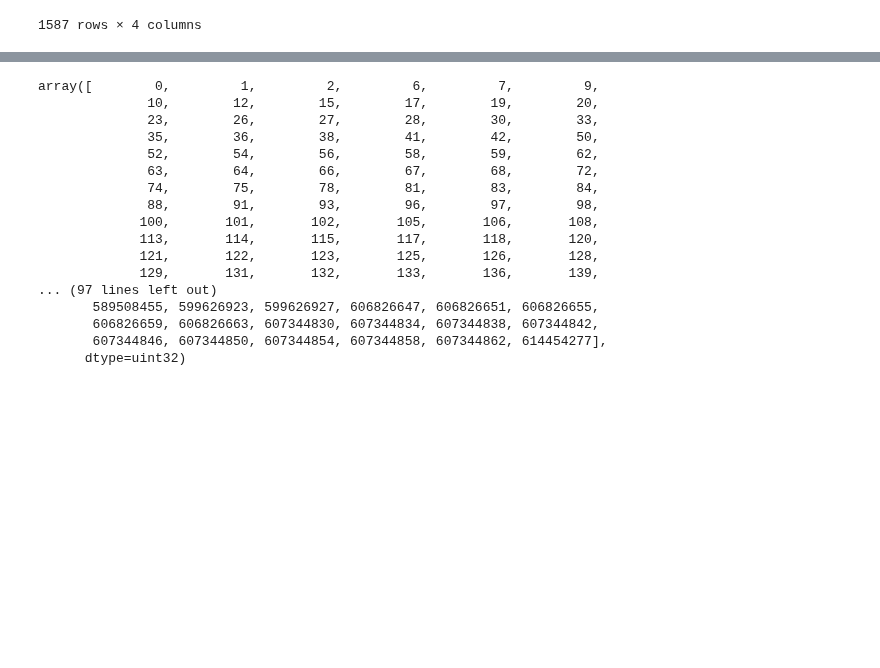
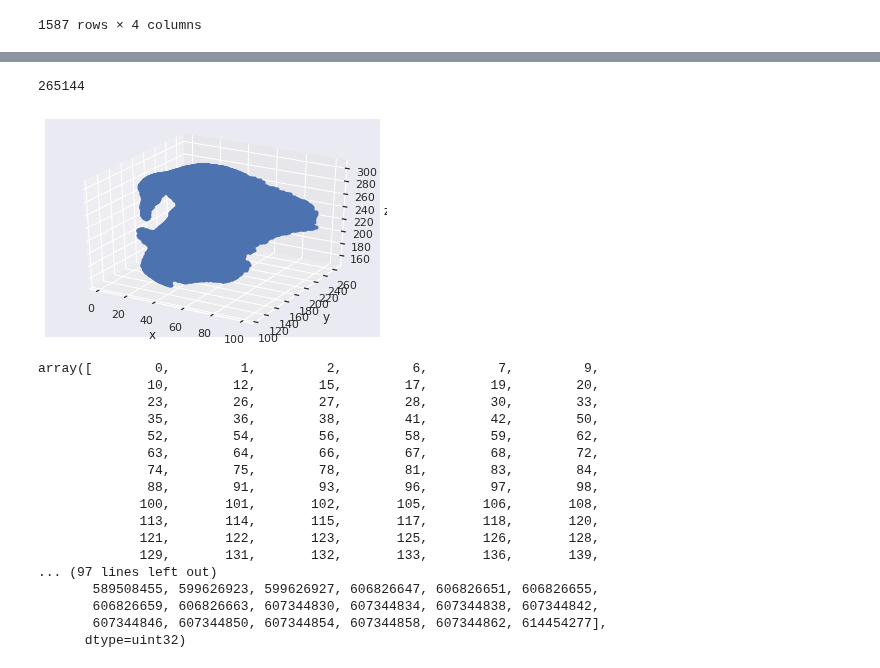
Before and after one commit to zijun-zhao/NMTcode, a Jupyter notebook: paraExtract27Oct.ipynb, the cells around one changed output, grey strips where cells are left out. Saved outputs shown, nothing was run; the diff lists cells and outputs as text; code cells hidden in the pictures; blank space fills up the shorter version.

```diff
--- a/paraExtract27Oct.ipynb
+++ b/paraExtract27Oct.ipynb
@@ -301,6 +301,10 @@ ax = sns.violinplot(x=hdbscan_resultDF["NumCluster"],ax = ax4)
 pickle_in = open("/home/penglab/NMTcode/contour_M_6.pickle","rb")
 example_ = pickle.load(pickle_in)
 contour_M_6 = example_[0]==3
+# %%
+pickle_in = open("/home/penglab/NMTcode/contour_M_18.pickle","rb")
+example_ = pickle.load(pickle_in)
+contour_M_18 = example_[0]==3
 # %% [markdown]
 ### function disCal(SOMA_raw,Contour_Matrix, flipF = True, near_n)
 
@@ -416,3 +457,33 @@ plt.show()
+# %%
+import numpy as np
+import matplotlib.pyplot as plt
+from mpl_toolkits.mplot3d import Axes3D
+from scipy.spatial import ConvexHull
+
+
+M_show = np.multiply(nmt.annotation.array.copy(),contour_M_18)
+print(np.sum(M_show==1016))
+co_1,co_2,co_3 = np.where(M_show ==1016)
+#co_1 = co_1[co_3<=nmt.annotation.size['z']//2]
+#co_2 = co_2[co_3<=nmt.annotation.size['z']//2]
+#co_3 = co_3[co_3<=nmt.annotation.size['z']//2]
+fig = plt.figure()
+ax = fig.add_subplot(111, projection="3d")
+
+# Plot defining corner points
+ax.plot(co_1, co_2,co_3, "b.")
+
+# 12 = 2 * 6 faces are the simplices (2 simplices per square face)
+
+
+# Make axis label
+for i in ["x", "y", "z"]:
+    eval("ax.set_{:s}label('{:s}')".format(i, i))
+
+plt.show()
+# %% [output]
+265144
+[figure, added]
 # %%
 ier_resultDF,[15,45],ns.features['soma_features'].raw_data,flipF = True
 # %%
```
Also changed, not shown: parts of 4 cells of this notebook, 1 other file.
